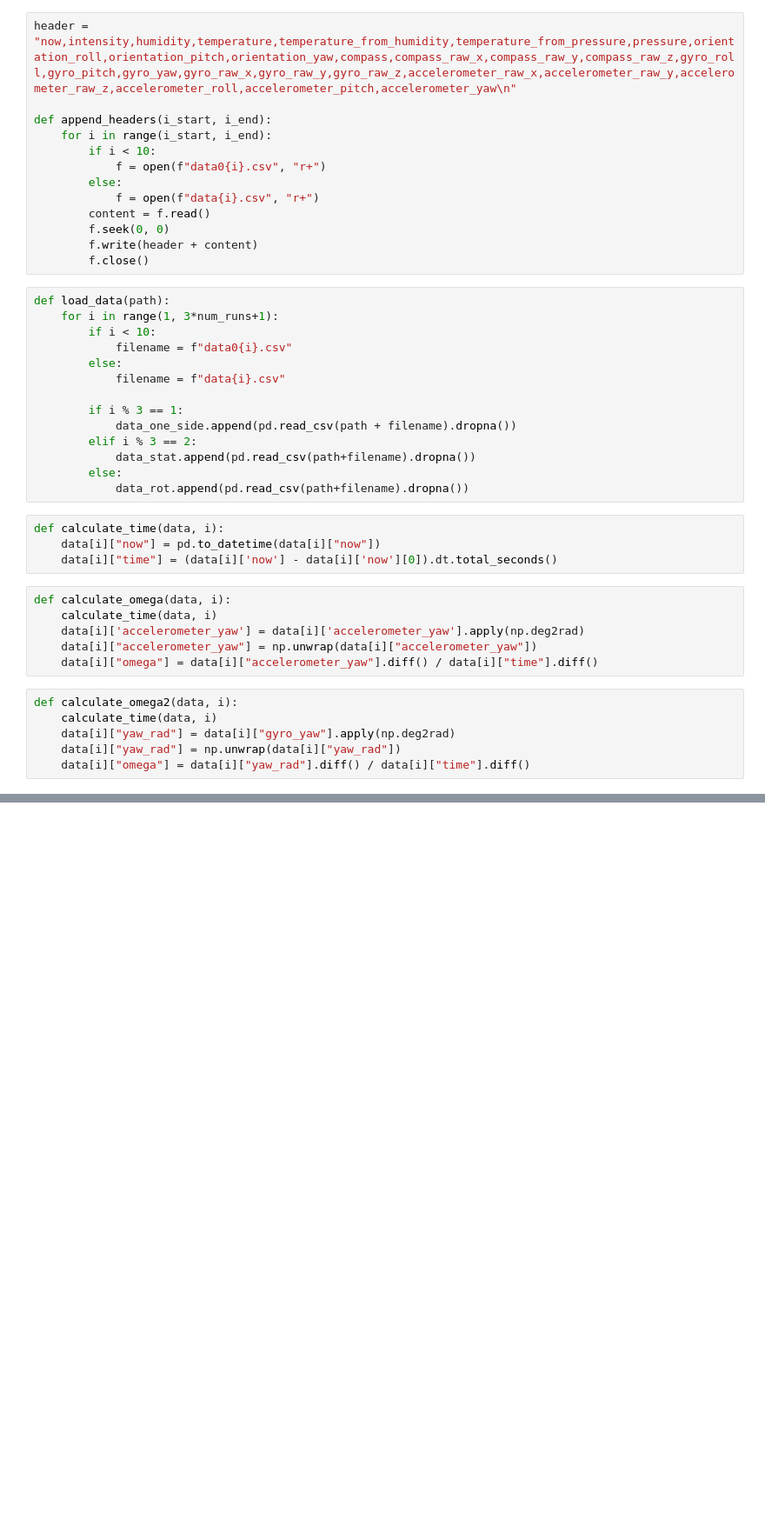
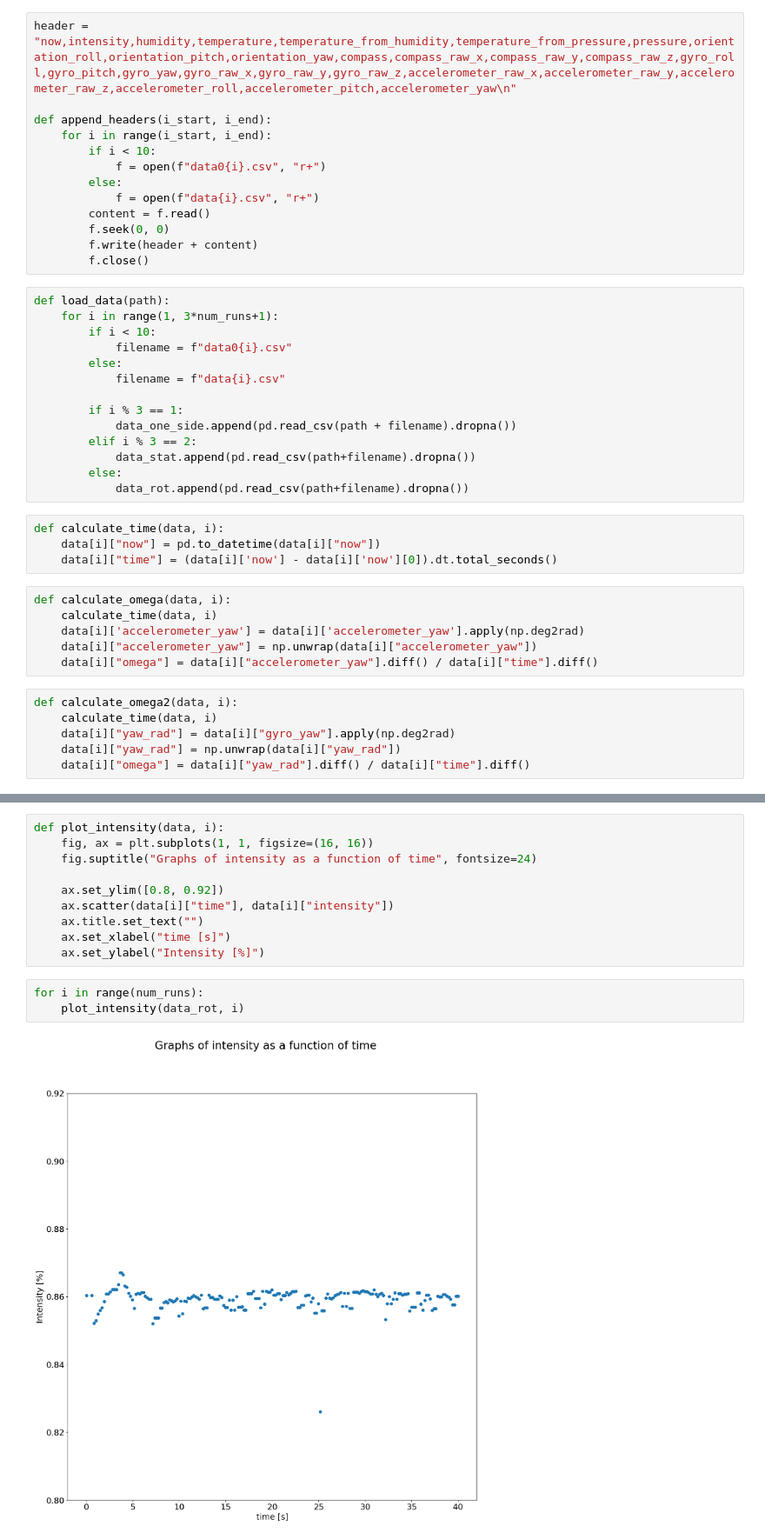
Before and after one commit to MartinOpat/Lab2RaspPi, a Jupyter notebook: data/data_processing_glass_tubes.py.ipynb, the cells around one changed output, grey strips where cells are left out. Shown at 87% size. Drawn from its saved outputs; the diff is of its cells as text; blank space fills up the shorter version.

```diff
--- a/data/data_processing_glass_tubes.py.ipynb
+++ b/data/data_processing_glass_tubes.py.ipynb
@@ -89,0 +86,15 @@ for i in range(num_runs):
+# %%
+def plot_intensity(data, i):
+    fig, ax = plt.subplots(1, 1, figsize=(16, 16))
+    fig.suptitle("Graphs of intensity as a function of time", fontsize=24)
+
+    ax.set_ylim([0.8, 0.92])
+    ax.scatter(data[i]["time"], data[i]["intensity"])
+    ax.title.set_text("")
+    ax.set_xlabel("time [s]")
+    ax.set_ylabel("Intensity [%]")
+# %%
+for i in range(num_runs):
+    plot_intensity(data_rot, i)
+# %% [output]
+[figure, added]
```
Also changed, not shown: parts of 6 cells of this notebook.
